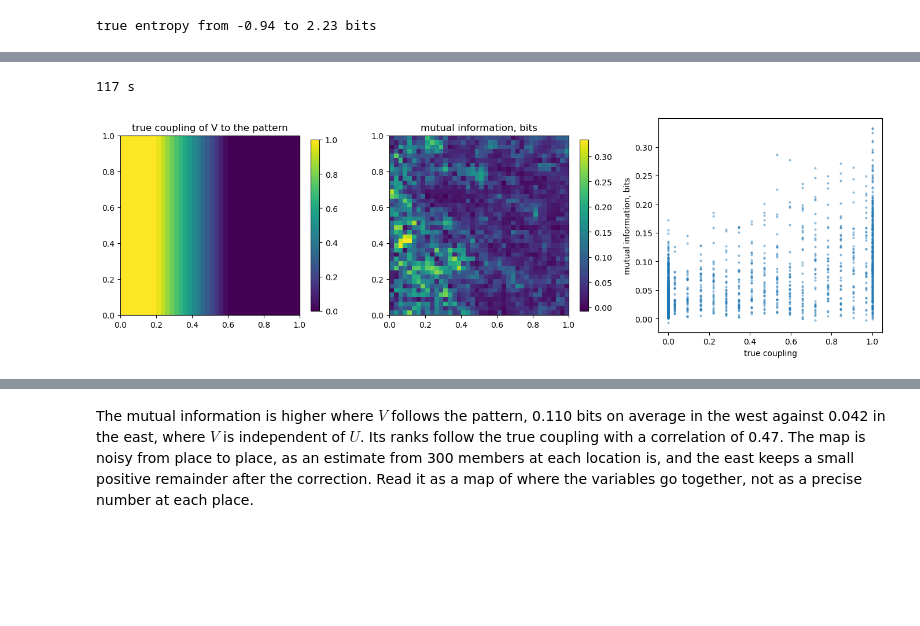
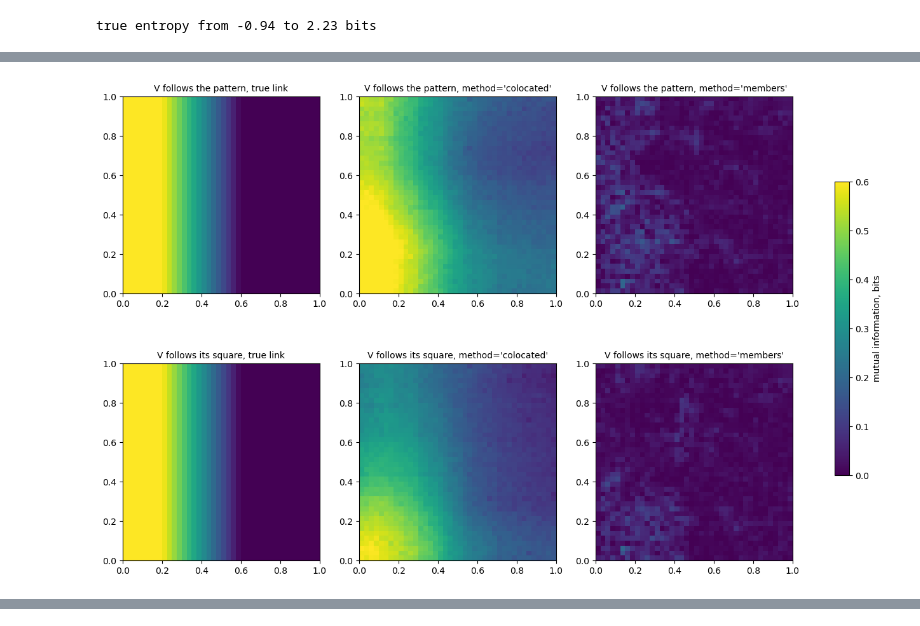
Before and after one commit to alges/spatialize-examples, a Jupyter notebook: examples/12_information/28_entropy_and_mutual_information.ipynb, the cells around one changed output, grey strips where cells are left out. Cells and saved outputs as stored; diff of their text form; code cells hidden in the pictures; blank space fills up the shorter version.

```diff
--- a/examples/12_information/28_entropy_and_mutual_information.ipynb
+++ b/examples/12_information/28_entropy_and_mutual_information.ipynb
@@ -119,27 +128,35 @@ sensors would be.
 # %%
 pattern = lambda x: np.sin(6 * x[:, 0]) + np.cos(5 * x[:, 1])
-coupling = lambda x: np.clip(1.5 - 2.5 * x[:, 0], 0, 1)                 # 1 in the west, 0 in the east
+link = lambda x: np.clip(1.5 - 2.5 * x[:, 0], 0, 1)                 # 1 in the west, 0 in the east
 points_u, points_v = rng.random((400, 2)), rng.random((400, 2))
 values_u = pattern(points_u) + rng.normal(0, 0.3, 400)
-w = coupling(points_v)
-values_v = w * pattern(points_v) + (1 - w) * rng.normal(0, 1, 400) + rng.normal(0, 0.3, 400)
+noise_v = rng.normal(0, 1, 400) + rng.normal(0, 0.3, 400)
+w = link(points_v)
+links = {"V follows the pattern": w * pattern(points_v) + (1 - w) * noise_v,
+         "V follows its square": w * (pattern(points_v) ** 2 - 1) + (1 - w) * noise_v}
+west, east = xi[:, 0] < 0.3, xi[:, 0] > 0.7
 
-start = time.perf_counter()
-smi = SpatialMutualInformation(T=300, M=200, alpha_t=0.8, alpha_m=0.9, exponent=2.0, callback=quiet)
-mutual = smi.calculate_mutual_information(points_u, values_u, points_v, values_v, xi)
-print(f"{time.perf_counter() - start:.0f} s")
+mutual, rows = {}, {}
+for name, values_v in links.items():
+    for method in ("colocated", "members"):
+        start = time.perf_counter()
+        estimator = SpatialMutualInformation(T=200, M=200, alpha_t=0.8, alpha_m=0.8, alpha_w=0.8, method=method,
+                                             exponent=2.0, callback=quiet)
+        mutual[name, method] = mi = estimator.calculate_mutual_information(points_u, values_u, points_v, values_v, xi)
+        rows[name, method] = {"rank correlation with the link": spearmanr(mi, link(xi), nan_policy="omit")[0],
+                              "mean in the west, bits": np.nanmean(mi[west]), "mean in the east, bits": np.nanmean(mi[east]),
+                              "seconds": time.perf_counter() - start}
 
-fig, axes = plt.subplots(1, 3, figsize=(17, 4.8))
-im = axes[0].imshow(coupling(xi).reshape(n, n).T, origin="lower", extent=(0, 1, 0, 1), cmap="viridis")
-axes[0].set_title("true coupling of V to the pattern"); fig.colorbar(im, ax=axes[0], shrink=0.8)
-im = axes[1].imshow(mutual.reshape(n, n).T, origin="lower", extent=(0, 1, 0, 1), cmap="viridis")
-axes[1].set_title("mutual information, bits"); fig.colorbar(im, ax=axes[1], shrink=0.8)
-axes[2].scatter(coupling(xi), mutual, s=4, alpha=0.4)
-axes[2].set_xlabel("true coupling"); axes[2].set_ylabel("mutual information, bits")
+fig, axes = plt.subplots(2, 3, figsize=(17, 10))
+for row, name in enumerate(links):
+    axes[row, 0].imshow(link(xi).reshape(n, n).T, origin="lower", extent=(0, 1, 0, 1), cmap="viridis")
+    axes[row, 0].set_title(f"{name}, true link", fontsize=10)
+    for col, method in enumerate(("colocated", "members"), start=1):
+        im = axes[row, col].imshow(mutual[name, method].reshape(n, n).T, origin="lower", extent=(0, 1, 0, 1), cmap="viridis",
+                                   vmin=0, vmax=0.6)
+        axes[row, col].set_title(f"{name}, method={method!r}", fontsize=10)
+fig.colorbar(im, ax=axes, shrink=0.6, label="mutual information, bits")
 plt.show()
-west, east = xi[:, 0] < 0.3, xi[:, 0] > 0.7
-pd.Series({"rank correlation with the coupling": spearmanr(mutual, coupling(xi), nan_policy="omit")[0],
-           "mean in the west, bits": np.nanmean(mutual[west]), "mean in the east, bits": np.nanmean(mutual[east])}).round(3).to_frame()
+pd.DataFrame(rows).T.round(3)
 # %% [output]
-117 s
-[figure, old version]
+[figure, new version]
@@ -150,6 +167,0 @@ pd.Series({"rank correlation with the coupling": spearmanr(mutual, coupling(xi),
-# %% [markdown]
-The mutual information is higher where $V$ follows the pattern, 0.110 bits on average in the west
-against 0.042 in the east, where $V$ is independent of $U$. Its ranks follow the true coupling with a
-correlation of 0.47. The map is noisy from place to place, as an estimate from 300 members at each
-location is, and the east keeps a small positive remainder after the correction. Read it as a map of
-where the variables go together, not as a precise number at each place.
```
Also changed, not shown: parts of 13 cells of this notebook, 2 other files.
